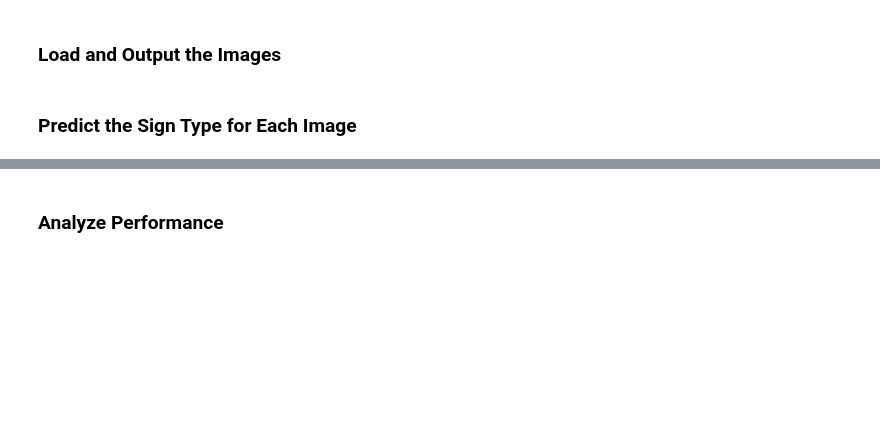
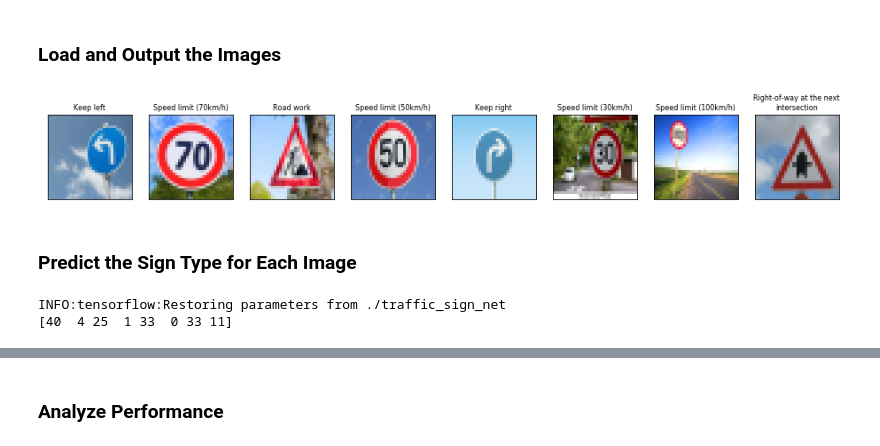
Before and after one commit to nagyben/CarND-Traffic-Sign-Classifier-Project, a Jupyter notebook: Traffic_Sign_Classifier.ipynb, the cells around one changed output, grey strips where cells are left out. Cells and saved outputs as stored; diff of their text form; code cells hidden in the pictures; blank space fills up the shorter version.

```diff
--- a/Traffic_Sign_Classifier.ipynb
+++ b/Traffic_Sign_Classifier.ipynb
@@ -613,13 +616,14 @@ sets imply underfitting. A high accuracy on the training set but low accuracy on
 ### Feel free to use as many code cells as needed.
 
 rate = 1e-3
+tf_rate = tf.placeholder(tf.float32, shape=[])
 
 tf.random.set_random_seed(1337)
 
 logits = LeBen(x)
 cross_entropy = tf.nn.softmax_cross_entropy_with_logits_v2(labels=ohy, logits=logits)
 loss_operation = tf.reduce_mean(cross_entropy)
-optimizer = tf.train.AdamOptimizer(learning_rate=rate)
+optimizer = tf.train.AdamOptimizer(learning_rate=tf_rate)
 training_operation = optimizer.minimize(loss_operation)
 # %%
 correct_prediction = tf.equal(tf.argmax(logits, 1), tf.argmax(ohy, 1))
@@ -637,8 +641,8 @@ def evaluate(x_data, y_data):
 
     return total_accuracy / num_examples
 # %%
-BATCH_SIZE = 64
-EPOCHS = 15
+BATCH_SIZE = 128
+EPOCHS = 40
 from sklearn.utils import shuffle
 import time
 %matplotlib notebook
@@ -660,16 +664,25 @@ with tf.Session() as sess:
     for i in range(EPOCHS):
         X_train, y_train = shuffle(X_train, y_train)
 
+        if i / EPOCHS < 0.4:
+            learning_rate = 1e-2
+
+        if i / EPOCHS < 0.8:
+            learning_rate = 1e-3
+
+        if i / EPOCHS > 0.8:
+            learning_rate = 5e-4
+
         for offset in range(0, num_examples, BATCH_SIZE):
             end = offset + BATCH_SIZE
             batch_x, batch_y = X_train[offset:end], y_train[offset:end]
-            sess.run(training_operation, feed_dict={x: batch_x, y:batch_y, keep_prob:0.5})
+            sess.run(training_operation, feed_dict={x: batch_x, y:batch_y, keep_prob:0.5, tf_rate: learning_rate})
 
         validation_accuracy = evaluate(X_valid, y_valid)
         training_accuracy = evaluate(X_train, y_train)
         valid_acc_arr = np.append(valid_acc_arr, validation_accuracy)
         training_acc_arr = np.append(training_acc_arr, training_accuracy)
-        print("{:8d}{:8.3f}{:8.3f}".format(i+1, training_accuracy, validation_accuracy))
+        print("{:8d}{:8.3f}{:8.3f}{:8.6f}".format(i+1, training_accuracy, validation_accuracy, learning_rate))
 
         ax.clear()
         ax.plot(np.arange(len(valid_acc_arr)) + 1, valid_acc_arr, label='Validation')
@@ -732,6 +725,59 @@ You may find `signnames.csv` useful as it contains mappings from the class id (i
+# %%
+### Load the images and plot them here.
+### Feel free to use as many code cells as needed.
+
+import numpy as np
+import cv2
+import glob
+import pdb
+import matplotlib.pyplot as plt
+from textwrap import wrap
+%matplotlib inline
+files = glob.glob("german-signs/*")
+
+german_labels = np.array([])
+german_data = np.empty((0, 32, 32, 3), dtype=np.uint8)
+
+for file in files:
+    img = cv2.imread(file)
+    img = cv2.cvtColor(img, cv2.COLOR_BGR2RGB)
+    img = cv2.resize(img, (32, 32), interpolation = cv2.INTER_AREA)
+    img = np.array([img])
+#     pdb.set_trace()
+    german_data = np.append(german_data, img, axis=0)
+
+    # filenames saved as <label>_<name> e.g. 1_30kph.jpg
+    label = file.split("/")[1].split("_")[0]
+
+    german_labels = np.append(german_labels, int(label))
+
+plt.figure(figsize=(16,9))
+
+for i, img in enumerate(german_data):
+    ax = plt.subplot(1,len(german_data),i+1)
+    plt.imshow(img)
+    ax.set_xticks([])
+    ax.set_yticks([])
+    label_name = sign_labels.loc[sign_labels['ClassId'] == german_labels[i], 'SignName'].values[0]
+    ax.set_title("\n".join(wrap(label_name, 30)), fontsize=8)
+# %% [output]
+[figure, added]
 # %% [markdown]
 ### Predict the Sign Type for Each Image
 # %%
 ### Run the predictions here and use the model to output the prediction for each image.
 ### Make sure to pre-process the images with the same pre-processing pipeline used earlier.
 ### Feel free to use as many code cells as needed.
+label_pred = tf.argmax(logits, 1)
+
+top5 = tf.nn.top_k(logits, 5)
+
+pred_labels = []
+
+with tf.Session() as sess:
+    saver.restore(sess, tf.train.latest_checkpoint('.'))
+    pred_labels = sess.run(label_pred, feed_dict={x: german_data, keep_prob: 1})
+    print(pred_labels)
+# %% [output]
+INFO:tensorflow:Restoring parameters from ./traffic_sign_net
+[40  4 25  1 33  0 33 11]
```
Also changed, not shown: parts of 8 cells of this notebook.
